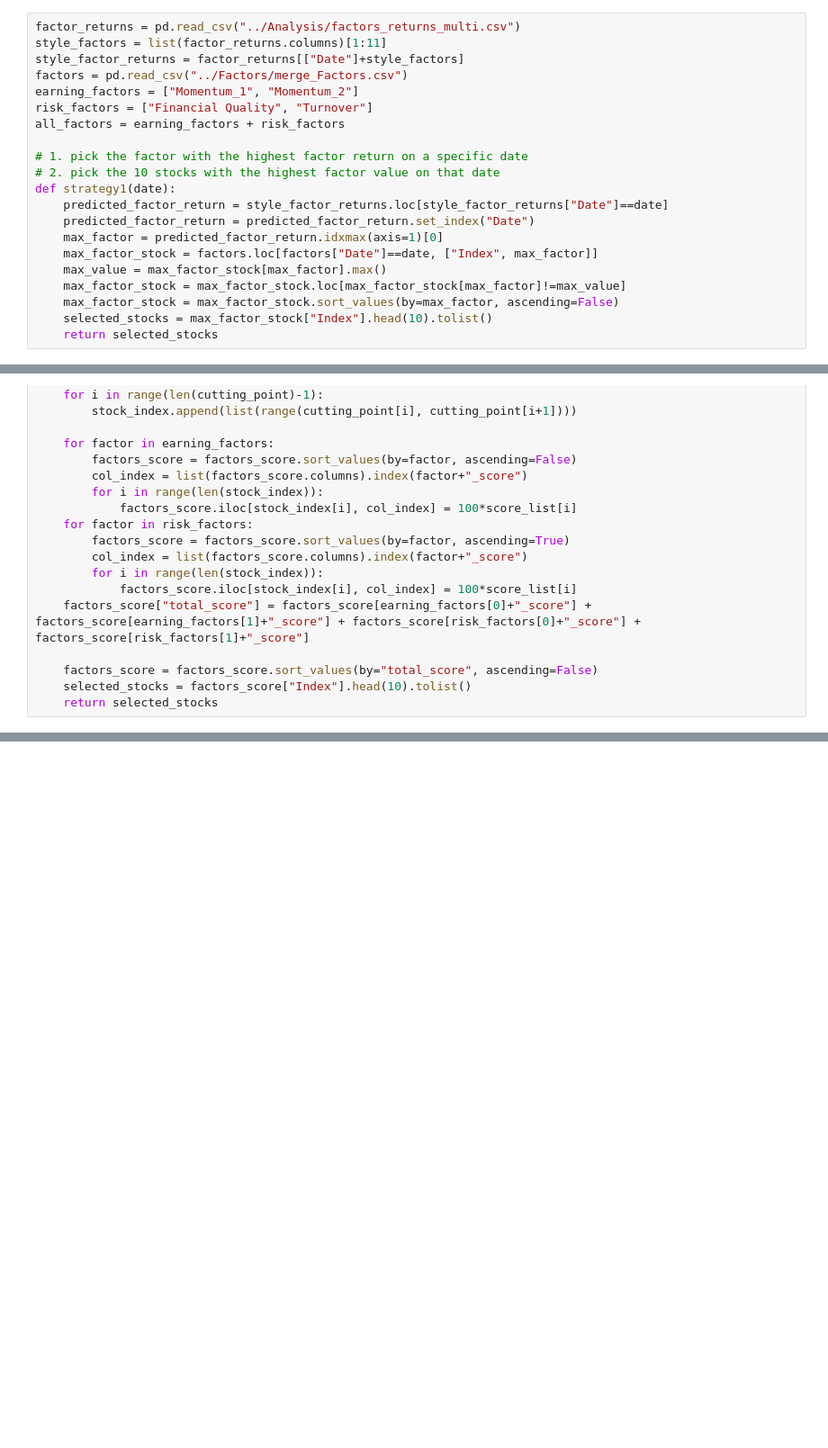
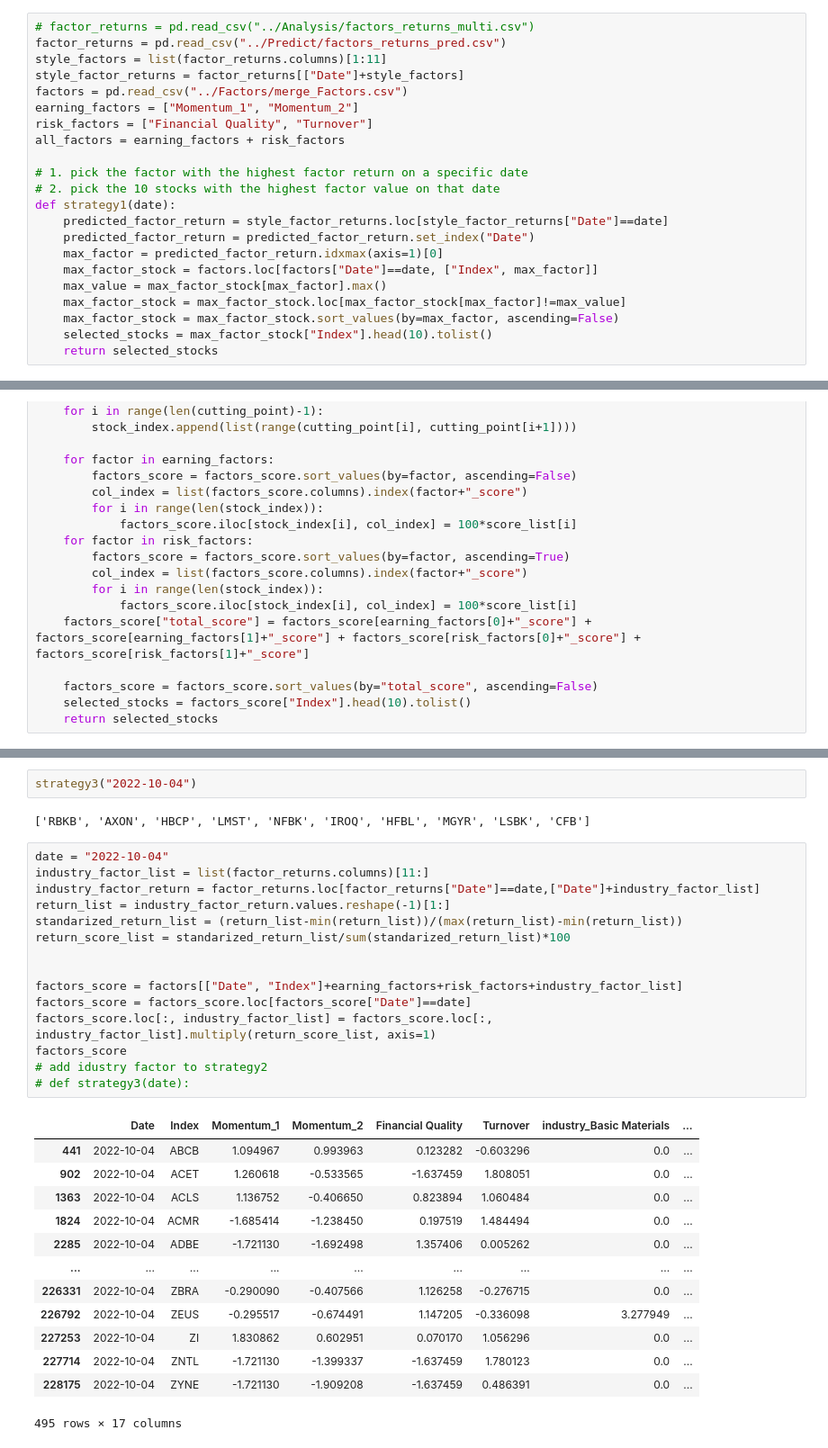
Before and after one commit to cathyw-3/DSA5205, a Jupyter notebook: Strategy/strategy1.ipynb, the cells around one changed output, grey strips where cells are left out. Shown at 90% size. Cells and saved outputs as stored; diff of their text form; blank space fills up the shorter version.

```diff
--- a/Strategy/strategy1.ipynb
+++ b/Strategy/strategy1.ipynb
@@ -4,7 +4,8 @@ import matplotlib.pyplot as plt
 import pandas as pd
 from math import floor
 # %%
-factor_returns = pd.read_csv("../Analysis/factors_returns_multi.csv")
+# factor_returns = pd.read_csv("../Analysis/factors_returns_multi.csv")
+factor_returns = pd.read_csv("../Predict/factors_returns_pred.csv")
 style_factors = list(factor_returns.columns)[1:11]
 style_factor_returns = factor_returns[["Date"]+style_factors]
 factors = pd.read_csv("../Factors/merge_Factors.csv")
@@ -74,0 +128,33 @@ def strategy2(date):
+# %%
+strategy3("2022-10-04")
+# %% [output]
+['RBKB', 'AXON', 'HBCP', 'LMST', 'NFBK', 'IROQ', 'HFBL', 'MGYR', 'LSBK', 'CFB']
+# %%
+date = "2022-10-04"
+industry_factor_list = list(factor_returns.columns)[11:]
+industry_factor_return = factor_returns.loc[factor_returns["Date"]==date,["Date"]+industry_factor_list]
+return_list = industry_factor_return.values.reshape(-1)[1:]
+standarized_return_list = (return_list-min(return_list))/(max(return_list)-min(return_list))
+return_score_list = standarized_return_list/sum(standarized_return_list)*100
+
+
+factors_score = factors[["Date", "Index"]+earning_factors+risk_factors+industry_factor_list]
+factors_score = factors_score.loc[factors_score["Date"]==date]
+factors_score.loc[:, industry_factor_list] = factors_score.loc[:, industry_factor_list].multiply(return_score_list, axis=1)
+factors_score
+# add idustry factor to strategy2
+# def strategy3(date):
+# %% [output]
+|  | Date | Index | Momentum_1 | Momentum_2 | Financial Quality | Turnover | industry_Basic Materials | ... |
+| 441 | 2022-10-04 | ABCB | 1.094967 | 0.993963 | 0.123282 | -0.603296 | 0.0 | ... |
+| 902 | 2022-10-04 | ACET | 1.260618 | -0.533565 | -1.637459 | 1.808051 | 0.0 | ... |
+| 1363 | 2022-10-04 | ACLS | 1.136752 | -0.406650 | 0.823894 | 1.060484 | 0.0 | ... |
+| 1824 | 2022-10-04 | ACMR | -1.685414 | -1.238450 | 0.197519 | 1.484494 | 0.0 | ... |
+| 2285 | 2022-10-04 | ADBE | -1.721130 | -1.692498 | 1.357406 | 0.005262 | 0.0 | ... |
+| ... | ... | ... | ... | ... | ... | ... | ... | ... |
+| 226331 | 2022-10-04 | ZBRA | -0.290090 | -0.407566 | 1.126258 | -0.276715 | 0.0 | ... |
+| 226792 | 2022-10-04 | ZEUS | -0.295517 | -0.674491 | 1.147205 | -0.336098 | 3.277949 | ... |
+| 227253 | 2022-10-04 | ZI | 1.830862 | 0.602951 | 0.070170 | 1.056296 | 0.0 | ... |
+| 227714 | 2022-10-04 | ZNTL | -1.721130 | -1.399337 | -1.637459 | 1.780123 | 0.0 | ... |
+| 228175 | 2022-10-04 | ZYNE | -1.721130 | -1.909208 | -1.637459 | 0.486391 | 0.0 | ... |
+495 rows × 17 columns
```
Also changed, not shown: parts of 10 cells of this notebook, 3 other files.
